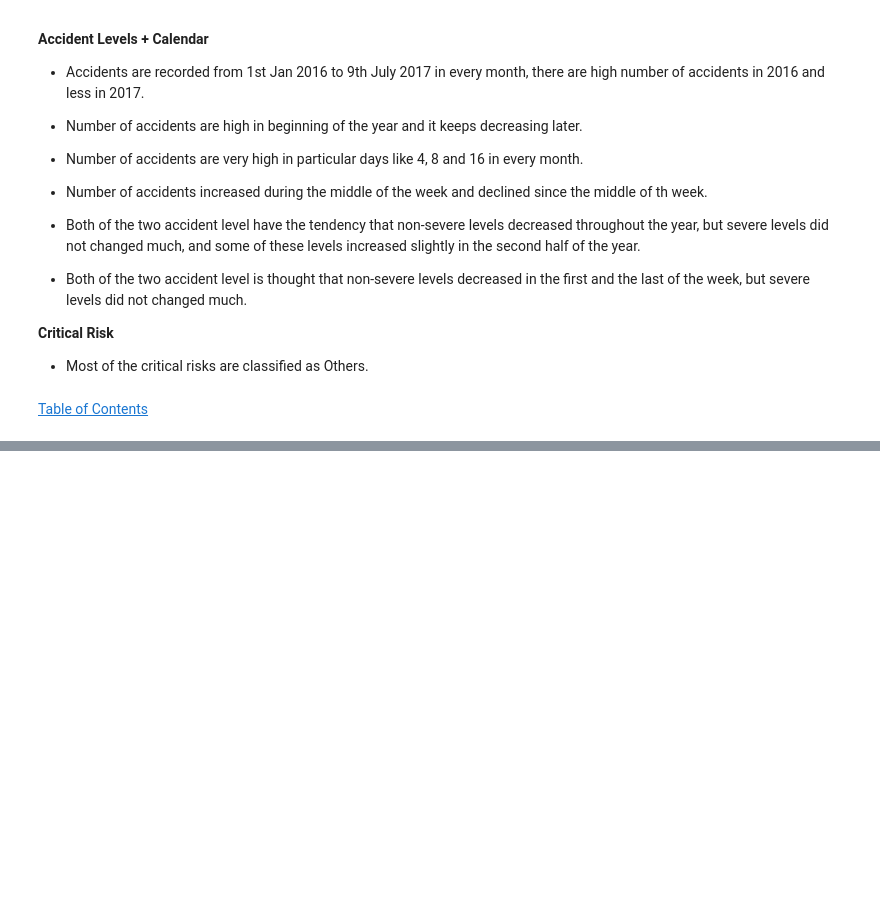
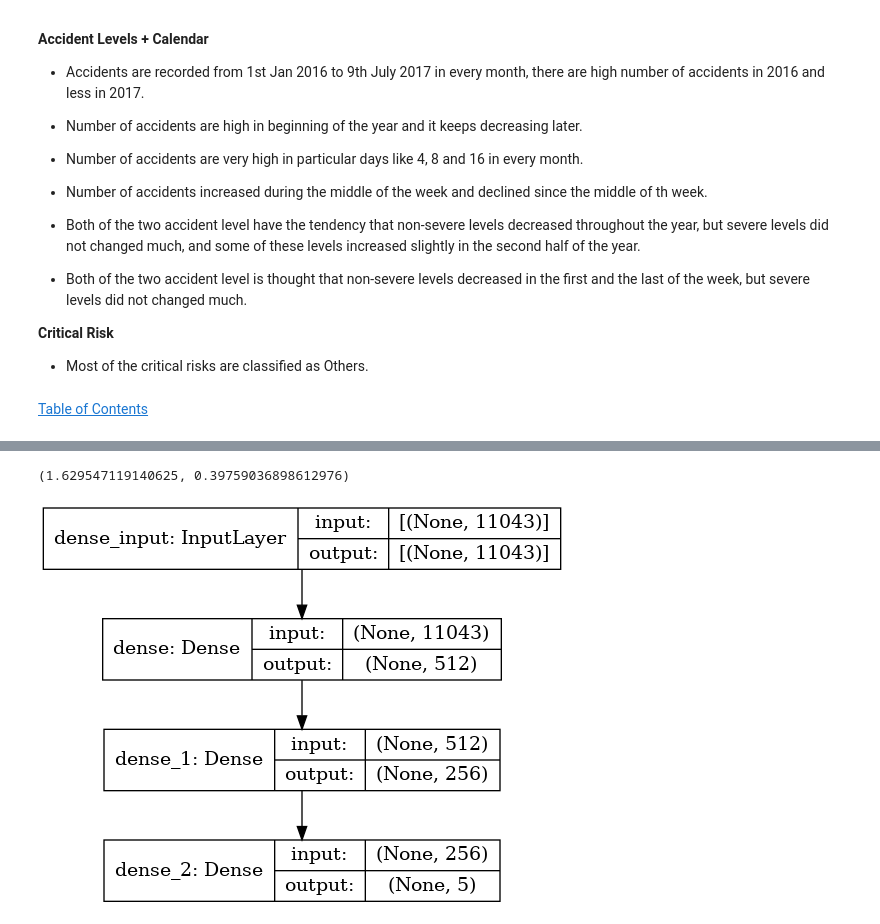
Before and after one commit to CAP-G12-NLP2/IndustrialSafety, a Jupyter notebook: Capstone_NLP_ChatBot_EDA.ipynb, the cells around one changed output, grey strips where cells are left out. Cells and saved outputs as stored; diff of their text form; code cells hidden in the pictures; blank space fills up the shorter version.

Commit message:
Added work done on models (WIP)

```diff
--- a/Capstone_NLP_ChatBot_EDA.ipynb
+++ b/Capstone_NLP_ChatBot_EDA.ipynb
@@ -1389,0 +1480,4 @@ changed much.
+# %%
+vectorizer = CountVectorizer(binary=True, ngram_range=(1, 2))
+X_train_bow = vectorizer.fit_transform(X_train)
+X_test_bow = vectorizer.transform(X_test)
@@ -1389,0 +1505,21 @@ changed much.
+# %%
+# Converting the categorical values to one-hot encoding
+y_train_new = pd.get_dummies(y_train)
+y_test_new = pd.get_dummies(y_test)
+# %%
+epochs = 5
+batch_size = 12
+loss = "categorical_crossentropy"
+optimizer = "adam"
+metrics = ["accuracy"]
+
+early_stopping = EarlyStopping(monitor='val_loss', mode='min', verbose=0, patience=3)
+
+# Build neural network
+bow_model = Sequential()
+bow_model.add(Dense(512, activation='relu'))
+bow_model.add(Dense(256, activation='relu'))
+bow_model.add(Dense(5, activation='softmax'))
+bow_model.compile(loss=loss, optimizer=optimizer, metrics= metrics)
+# %%
+bow_model.fit(X_train_bow.toarray(), y_train_new, validation_split = 0.2, epochs=epochs, batch_size=batch_size, callbacks=[early_stopping])
@@ -1389,0 +1538,11 @@ changed much.
+# %%
+# Validating the model on test set
+loss, accuracy = bow_model.evaluate(X_test_bow.toarray(), y_test_new, verbose = 0)
+loss, accuracy
+# %% [output]
+(1.629547119140625, 0.39759036898612976)
+# %%
+# ann_viz(bow_model, view=True, filename="bow_model")
+plot_model(bow_model, to_file='bow_model.png', show_shapes=True, show_layer_names=True)
+# %% [output]
+[figure, added]
```
Also changed, not shown: parts of 45 cells of this notebook.
